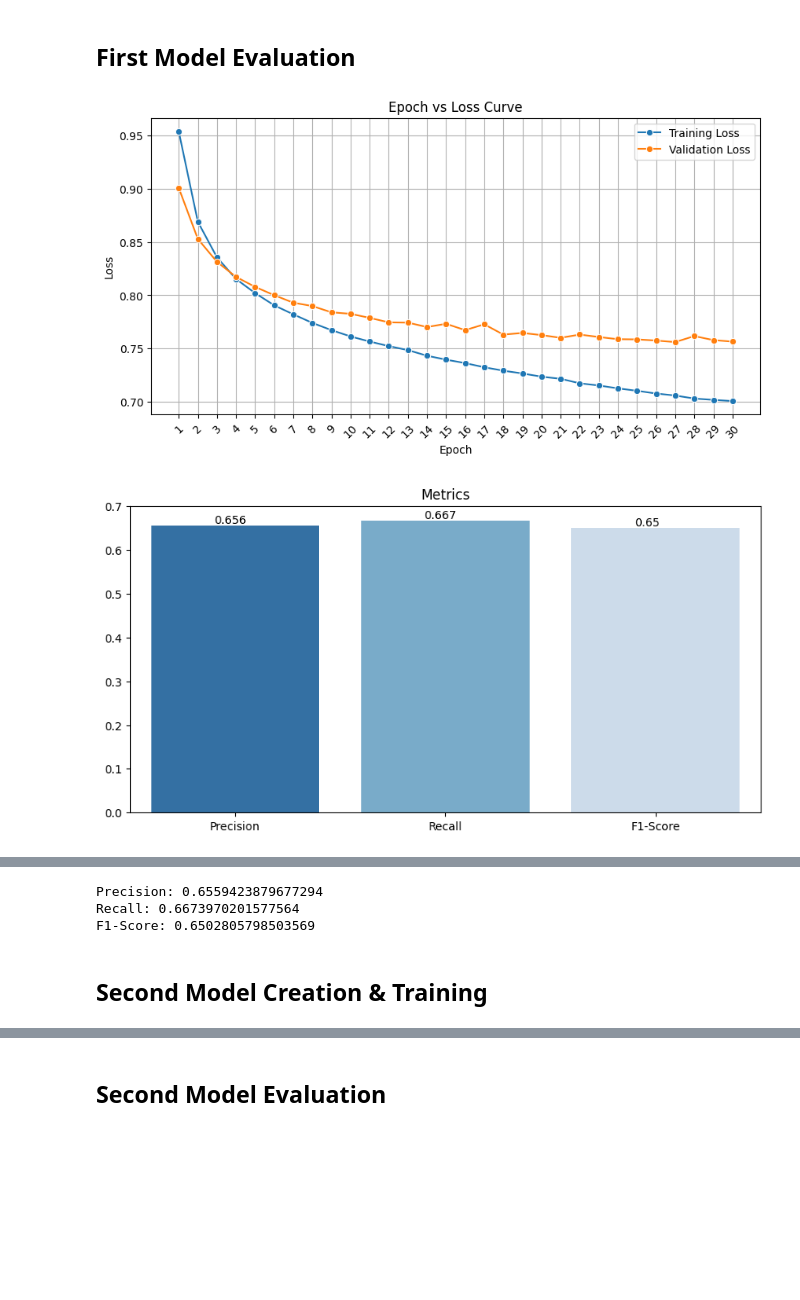
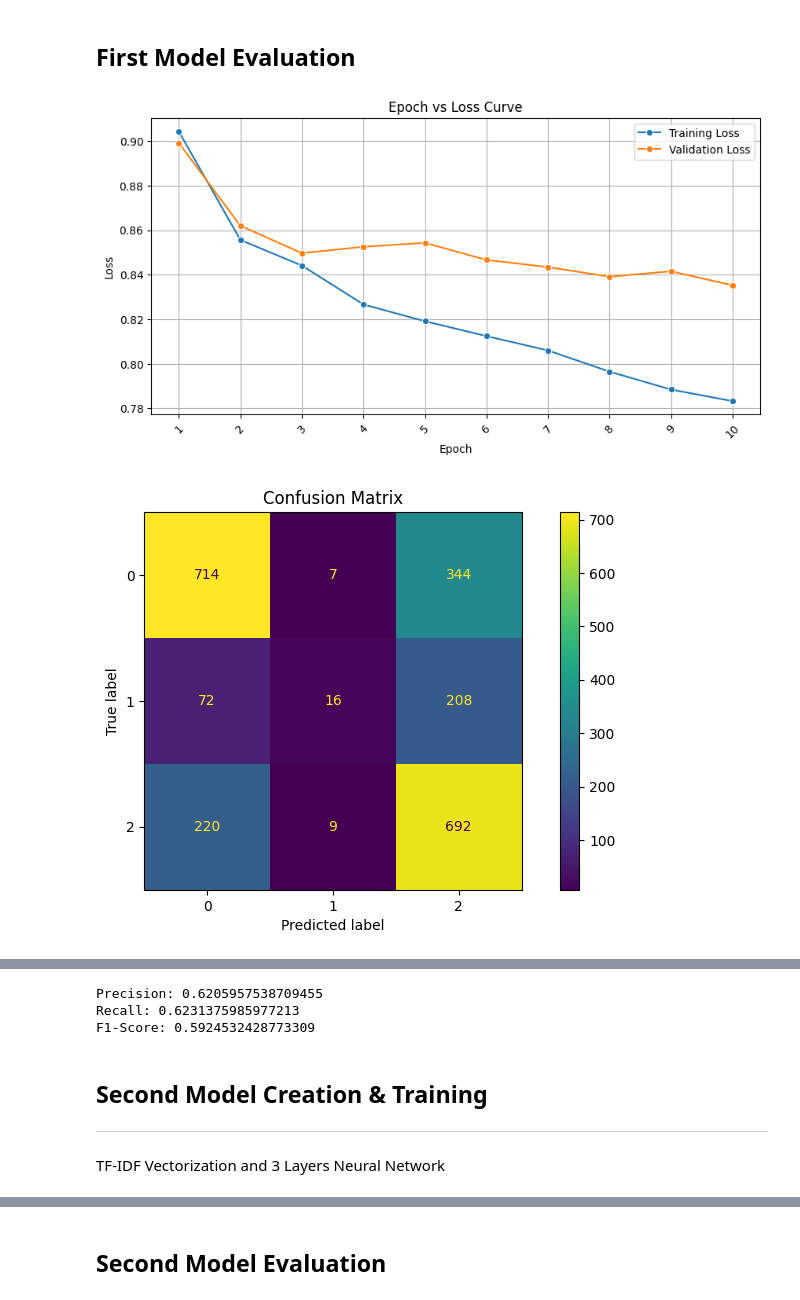
Before and after one commit to d-maniatakos/covid19-vaccine-sentiment-analysis, a Jupyter notebook: vaccine_sentiment_classifier_using_neural_networks.ipynb, the cells around one changed output, grey strips where cells are left out. Cells and saved outputs as stored; diff of their text form; code cells hidden in the pictures; blank space fills up the shorter version.

```diff
--- a/vaccine_sentiment_classifier_using_neural_networks.ipynb
+++ b/vaccine_sentiment_classifier_using_neural_networks.ipynb
@@ -126,8 +131,8 @@ def vectorize(vectorizer, corpus):
   return torch.from_numpy(vectorizer.transform(corpus).toarray()).to(torch.float32)
 
 
-train_data['tweet'] = train_data['tweet'].apply(preprocess)
-validation_data['tweet'] = validation_data['tweet'].apply(preprocess)
+# train_data['tweet'] = train_data['tweet'].apply(preprocess)
+# validation_data['tweet'] = validation_data['tweet'].apply(preprocess)
 
 train_corpus = train_data['tweet']
 validation_corpus = validation_data['tweet']
@@ -145,31 +155,31 @@ x_validation = validation_vector
 y_validation = torch.tensor(validation_data['label'].values, dtype=torch.long)
 
 # neural network class
-class NeuralNetwork(nn.Module):
-  def __init__(self, x_size, num_of_classes, hidden_size):
-    super(NeuralNetwork, self).__init__()
+class NeuralNetwork1(nn.Module):
+  def __init__(self, x_size, num_of_classes, hidden_layer1_size):
+    super(NeuralNetwork1, self).__init__()
 
-    self.layer1 = nn.Linear(x_size, hidden_size)
+    self.layer1 = nn.Linear(x_size, hidden_layer1_size)
     self.layer2 = nn.ReLU()
-    self.layer3 = nn.Linear(hidden_size, num_of_classes)
+    self.layer3 = nn.Linear(hidden_layer1_size, num_of_classes)
 
   def forward(self, x):
-    h1 = self.layer1(x)
-    h2 = self.layer2(h1)
-    out = self.layer3(h2)
-    return out
+    out_1 = self.layer1(x)
+    out_2 = self.layer2(out_1)
+    out_3 = self.layer3(out_2)
+    return out_3
 
 # hyperparameters
 input_size = 100
 hidden_layer1_size = 50
 output_size = 3
-num_of_epochs = 30
-batch_size = 100
-learning_rate = 0.0005
+num_of_epochs = 10
+batch_size = 200
+learning_rate = 0.005
 loss_function = nn.CrossEntropyLoss()
 
 
-model = NeuralNetwork(input_size, output_size, hidden_layer1_size)
+model = NeuralNetwork1(input_size, output_size, hidden_layer1_size)
 optimizer = torch.optim.Adam(model.parameters(), lr=learning_rate)
 
 train_dataset = torch.utils.data.TensorDataset(x_train, y_train)
@@ -223,6 +236,7 @@ Epoch: 30/30 Training Loss: 0.7008 Validation Loss: 0.7566
 # %% [markdown]
 ## **First Model Evaluation**
 # %%
+# make predictions about the validation set
 predictions = []
 predictions_possibilities = []
 
@@ -234,32 +248,39 @@ for i in range(validation_vector.size()[0]):
 
 precision = precision_score(y_validation.tolist(), predictions, average='weighted')
 recall = recall_score(y_validation.tolist(), predictions, average='weighted')
 f1 = f1_score(y_validation.tolist(), predictions, average='weighted')
 
 # plot the epoch vs loss curve
 plt.figure(figsize=(10, 5), dpi=100)
 plt.title('Epoch vs Loss Curve')
 plt.xlabel('Epoch')
 plt.ylabel('Loss')
 sns.lineplot(x=range(1, num_of_epochs+1), y=training_loss,  marker="o")
 sns.lineplot(x=range(1, num_of_epochs+1), y=validation_loss,  marker="o")
 plt.xticks(range(1, num_of_epochs+1))
 plt.xticks(rotation=45)
 plt.legend(['Training Loss', 'Validation Loss'])
 plt.grid()
 plt.show()
 
+
+# plot confusion matrix
+fig, ax = plt.subplots(figsize=(10, 5), dpi=100)
+plt.title('Confusion Matrix')
+ConfusionMatrixDisplay.from_predictions(y_validation.tolist(), predictions, ax=ax)
+plt.show()
+
 # plot scores
 plt.figure(figsize=(10, 5), dpi=100)
 plt.title('Metrics')
 sns.barplot(x=['Precision', 'Recall', 'F1-Score'], y=[precision, recall, f1], palette='Blues_r')
 for index, value in enumerate([precision, recall, f1]):
     plt.text(index-0.1, value+0.005,str(round(value,3)))
 plt.show()
 
 print('Precision: ' + str(precision))
 print('Recall: ' + str(recall))
 print('F1-Score: ' + str(f1))
 # %% [output]
-[figure, old version]
+[figure, new version]
-[figure, old version]
+[figure, new version]
@@ -266,8 +288,12 @@ print('F1-Score: ' + str(f1))
-Precision: 0.6559423879677294
-Recall: 0.6673970201577564
-F1-Score: 0.6502805798503569
+Precision: 0.6205957538709455
+Recall: 0.6231375985977213
+F1-Score: 0.5924532428773309
 # %% [markdown]
 ## **Second Model Creation & Training**
+
+---
+
+TF-IDF Vectorization and 3 Layers Neural Network
 # %%
 # use tf-idf vectorization approach
 tf_idf_vectorizer = create_vectorizer(train_data['tweet'])
```
Also changed, not shown: parts of 13 cells of this notebook.
